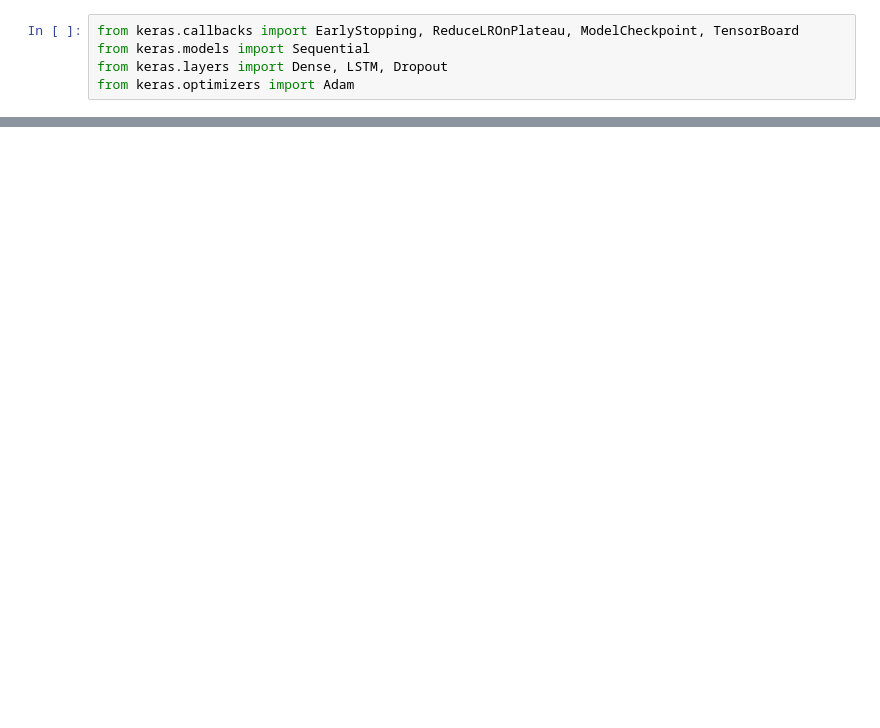
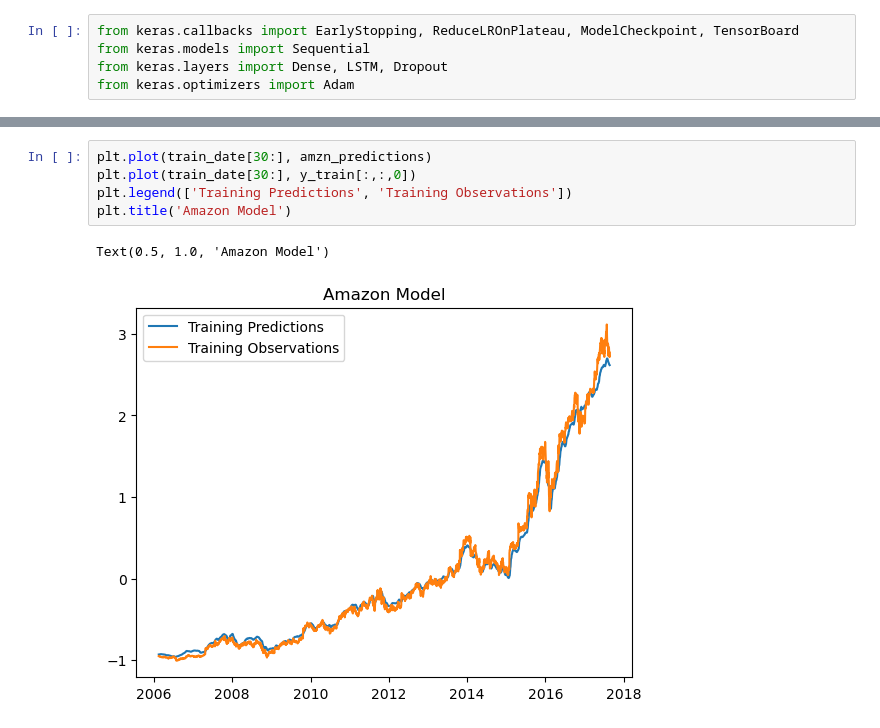
Before and after one commit to shintydesu/Stock-Time-Series, a Jupyter notebook: LSTM Model.ipynb, the cells around one changed output, grey strips where cells are left out. Drawn from its saved outputs; the diff is of its cells as text; blank space fills up the shorter version.

```diff
--- a/LSTM Model.ipynb
+++ b/LSTM Model.ipynb
@@ -160 +176,9 @@ NameError: name 'hisotry_amzn' is not defined
+# %%
+plt.plot(train_date[30:], amzn_predictions)
+plt.plot(train_date[30:], y_train[:,:,0])
+plt.legend(['Training Predictions', 'Training Observations'])
+plt.title('Amazon Model')
+# %% [output]
+Text(0.5, 1.0, 'Amazon Model')
+[figure, added]
 # %%
```
Also changed, not shown: parts of 33 cells of this notebook.
